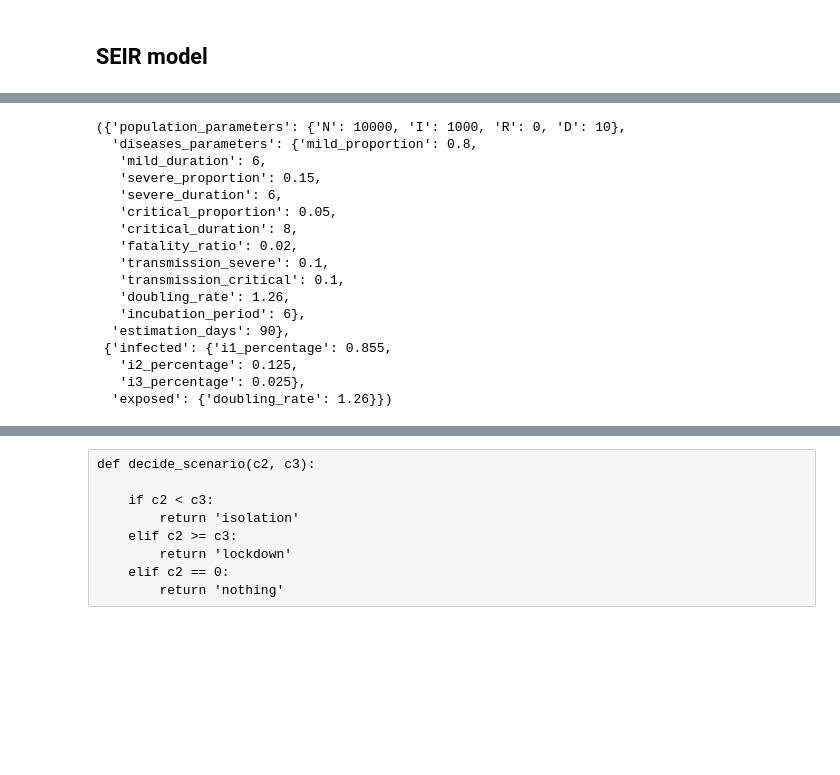
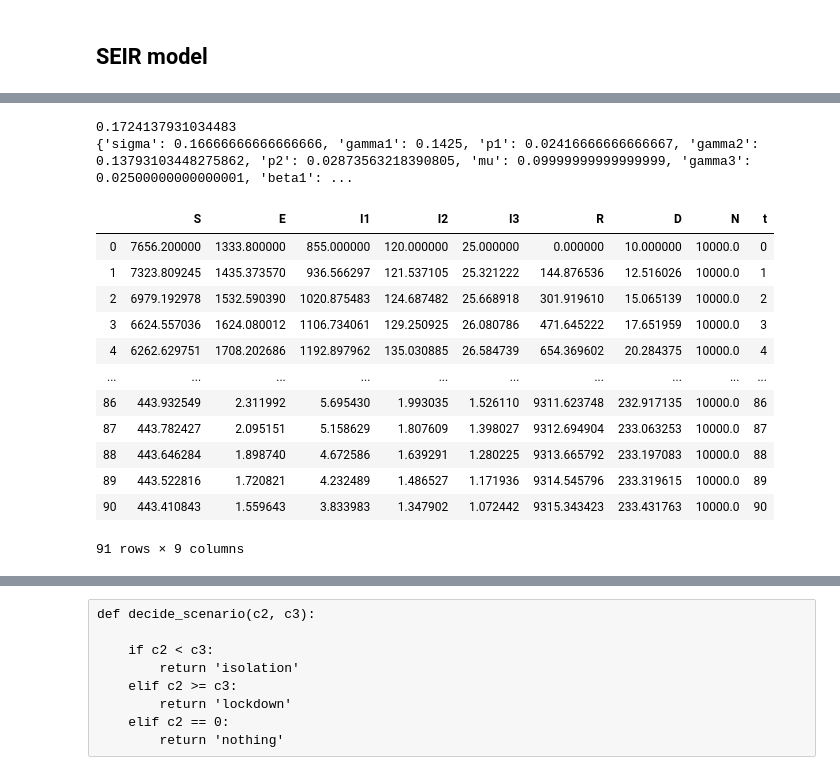
Before and after one commit to ImpulsoGov/farolcovid, a Jupyter notebook: COVID19_App/model/test_model.ipynb, the cells around one changed output, grey strips where cells are left out. Cells and saved outputs as stored; diff of their text form; code cells hidden in the pictures; blank space fills up the shorter version.

Commit message:
create & test seir model call - closes #10

```diff
--- a/COVID19_App/model/test_model.ipynb
+++ b/COVID19_App/model/test_model.ipynb
@@ -197,20 +294,19 @@ model_parameters = yaml.load(open('model_parameters.yaml', 'r'), Loader=yaml.Ful
-# %%
-model_parameters, config
-# %% [output]
-({'population_parameters': {'N': 10000, 'I': 1000, 'R': 0, 'D': 10},
-  'diseases_parameters': {'mild_proportion': 0.8,
-   'mild_duration': 6,
-   'severe_proportion': 0.15,
-   'severe_duration': 6,
-   'critical_proportion': 0.05,
-   'critical_duration': 8,
-   'fatality_ratio': 0.02,
-   'transmission_severe': 0.1,
-   'transmission_critical': 0.1,
-   'doubling_rate': 1.26,
-   'incubation_period': 6},
-  'estimation_days': 90},
- {'infected': {'i1_percentage': 0.855,
-   'i2_percentage': 0.125,
-   'i3_percentage': 0.025},
-  'exposed': {'doubling_rate': 1.26}})
+# %%
+result = entrypoint(model_parameters['population_parameters'], reproduction_rate=3)
+result
+# %% [output]
+0.1724137931034483
+{'sigma': 0.16666666666666666, 'gamma1': 0.1425, 'p1': 0.02416666666666667, 'gamma2': 0.13793103448275862, 'p2': 0.02873563218390805, 'mu': 0.09999999999999999, 'gamma3': 0.02500000000000001, 'beta1': ...
+|  | S | E | I1 | I2 | I3 | R | D | N | t |
+| 0 | 7656.200000 | 1333.800000 | 855.000000 | 120.000000 | 25.000000 | 0.000000 | 10.000000 | 10000.0 | 0 |
+| 1 | 7323.809245 | 1435.373570 | 936.566297 | 121.537105 | 25.321222 | 144.876536 | 12.516026 | 10000.0 | 1 |
+| 2 | 6979.192978 | 1532.590390 | 1020.875483 | 124.687482 | 25.668918 | 301.919610 | 15.065139 | 10000.0 | 2 |
+| 3 | 6624.557036 | 1624.080012 | 1106.734061 | 129.250925 | 26.080786 | 471.645222 | 17.651959 | 10000.0 | 3 |
+| 4 | 6262.629751 | 1708.202686 | 1192.897962 | 135.030885 | 26.584739 | 654.369602 | 20.284375 | 10000.0 | 4 |
+| ... | ... | ... | ... | ... | ... | ... | ... | ... | ... |
+| 86 | 443.932549 | 2.311992 | 5.695430 | 1.993035 | 1.526110 | 9311.623748 | 232.917135 | 10000.0 | 86 |
+| 87 | 443.782427 | 2.095151 | 5.158629 | 1.807609 | 1.398027 | 9312.694904 | 233.063253 | 10000.0 | 87 |
+| 88 | 443.646284 | 1.898740 | 4.672586 | 1.639291 | 1.280225 | 9313.665792 | 233.197083 | 10000.0 | 88 |
+| 89 | 443.522816 | 1.720821 | 4.232489 | 1.486527 | 1.171936 | 9314.545796 | 233.319615 | 10000.0 | 89 |
+| 90 | 443.410843 | 1.559643 | 3.833983 | 1.347902 | 1.072442 | 9315.343423 | 233.431763 | 10000.0 | 90 |
+91 rows × 9 columns
```
Also changed, not shown: parts of 21 cells of this notebook, 1 other file.
